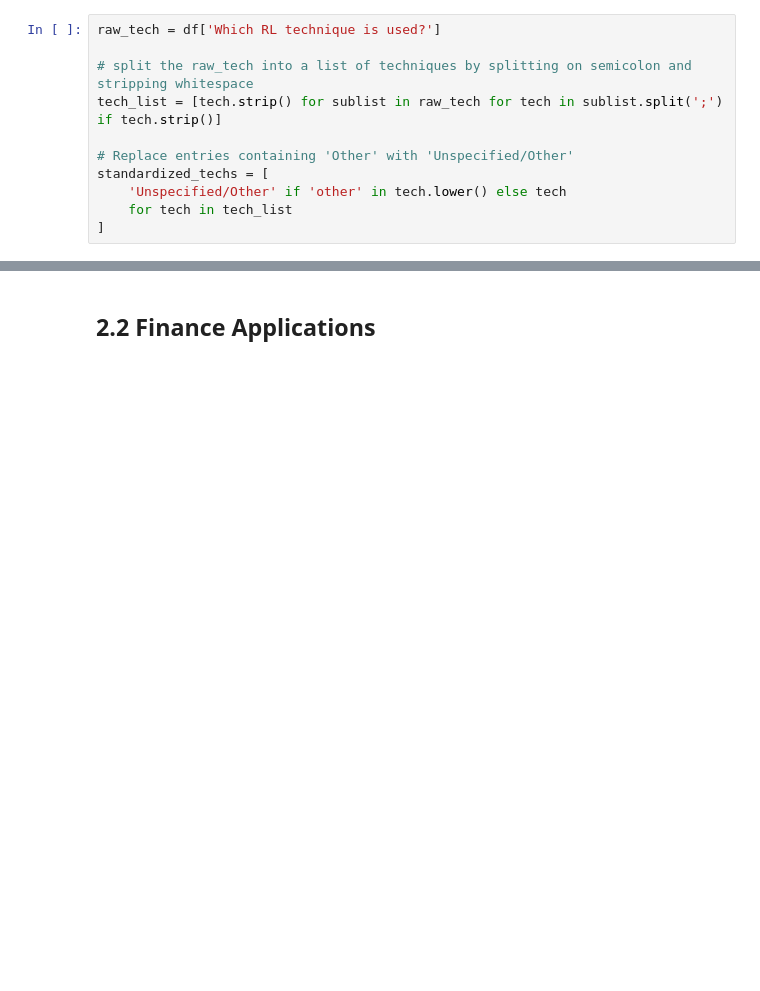
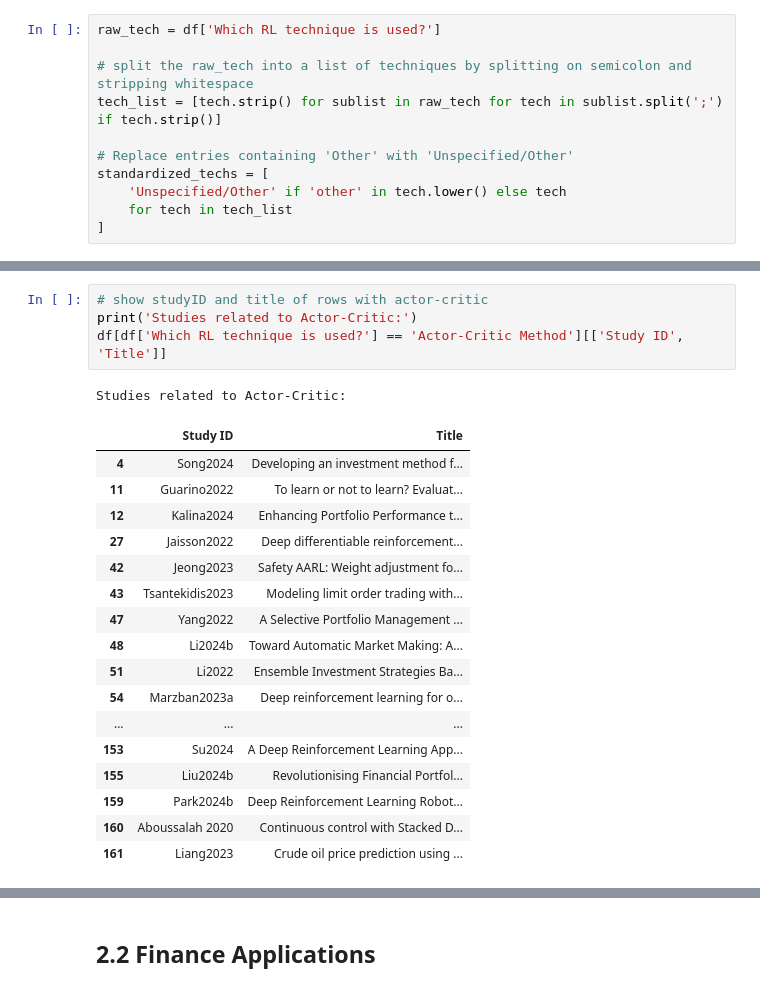
Before and after one commit to MSCA-DN-Digital-Finance/WP3_eXplainable_and_Fair_AI, a Jupyter notebook: IRP1/Code/systematic_literature_review/250602_analysis.ipynb, the cells around one changed output, grey strips where cells are left out. Saved outputs shown, nothing was run; the diff lists cells and outputs as text; blank space fills up the shorter version.

```diff
--- a/IRP1/Code/systematic_literature_review/250602_analysis.ipynb
+++ b/IRP1/Code/systematic_literature_review/250602_analysis.ipynb
@@ -158,3 +159,26 @@ Value-based Method: 64
 Policy-based Method: 49
 Unspecified/Other: 8
 Model-based Method: 8
+# %%
+# show studyID and title of rows with actor-critic
+print('Studies related to Actor-Critic:')
+df[df['Which RL technique is used?'] == 'Actor-Critic Method'][['Study ID', 'Title']]
+# %% [output]
+Studies related to Actor-Critic:
+|  | Study ID | Title |
+| 4 | Song2024 | Developing an investment method f... |
+| 11 | Guarino2022 | To learn or not to learn? Evaluat... |
+| 12 | Kalina2024 | Enhancing Portfolio Performance t... |
+| 27 | Jaisson2022 | Deep differentiable reinforcement... |
+| 42 | Jeong2023 | Safety AARL: Weight adjustment fo... |
+| 43 | Tsantekidis2023 | Modeling limit order trading with... |
+| 47 | Yang2022 | A Selective Portfolio Management ... |
+| 48 | Li2024b | Toward Automatic Market Making: A... |
+| 51 | Li2022 | Ensemble Investment Strategies Ba... |
+| 54 | Marzban2023a | Deep reinforcement learning for o... |
+| ... | ... | ... |
+| 153 | Su2024 | A Deep Reinforcement Learning App... |
+| 155 | Liu2024b | Revolutionising Financial Portfol... |
+| 159 | Park2024b | Deep Reinforcement Learning Robot... |
+| 160 | Aboussalah 2020 | Continuous control with Stacked D... |
+| 161 | Liang2023 | Crude oil price prediction using ... |
```
Also changed, not shown: parts of 15 cells of this notebook, 3 other files.
